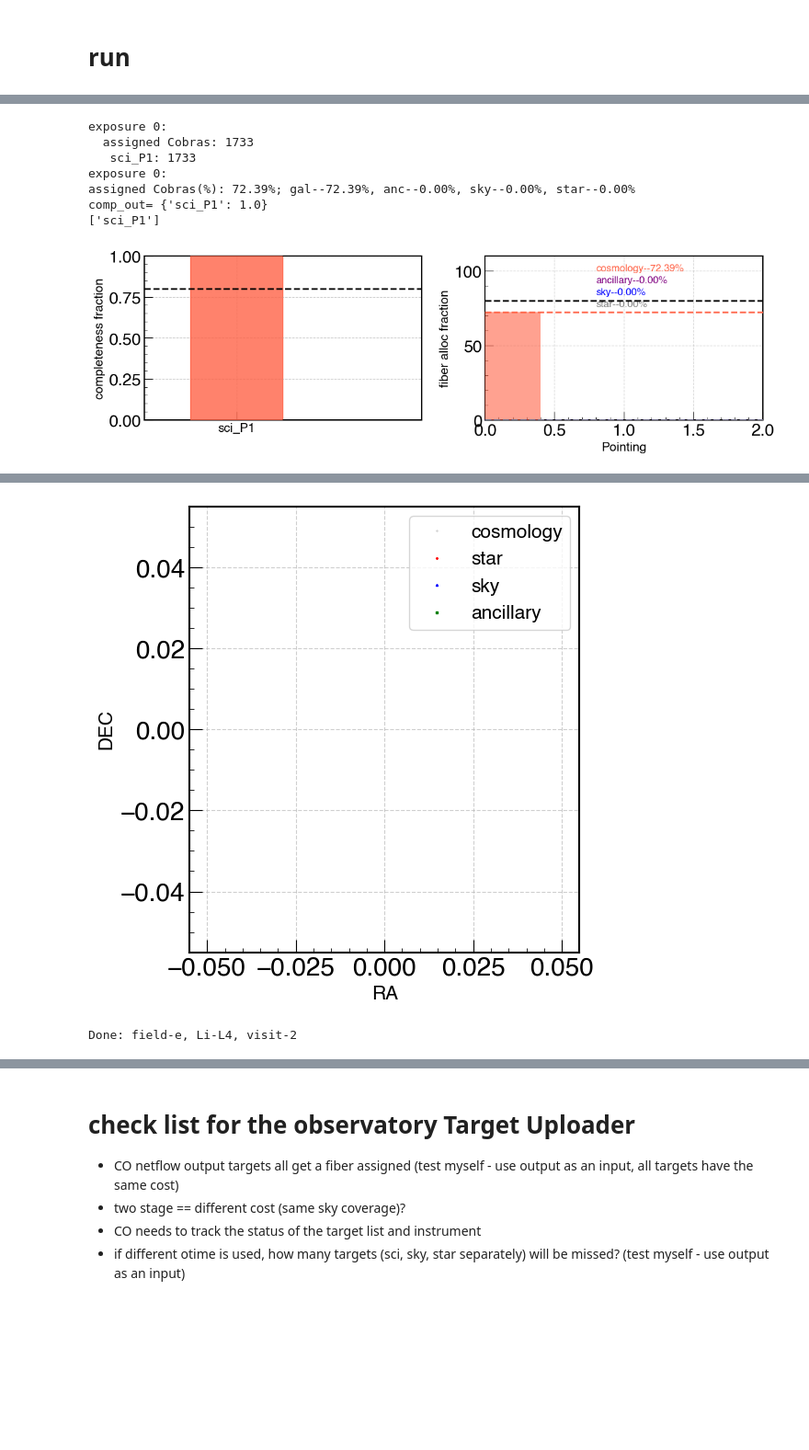
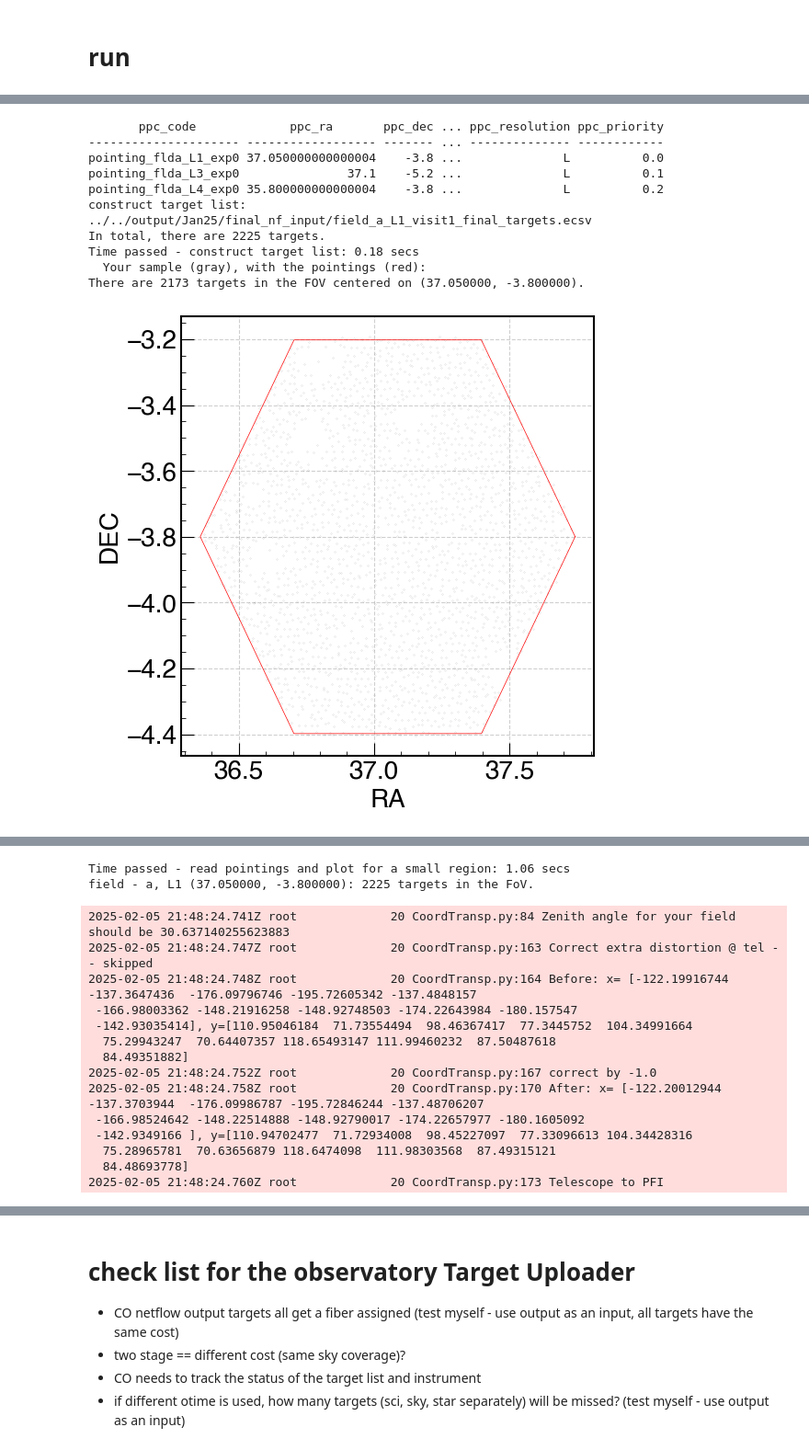
Before and after one commit to jingssrs/pfs_co_fa, a Jupyter notebook: src/Jan25/netflow_run_Jan25_test.ipynb, the cells around one changed output, grey strips where cells are left out. Shown at 92% size. Drawn from its saved outputs; the diff is of its cells as text; code cells hidden in the pictures; blank space fills up the shorter version.

Commit message:
tentative finalizing the code flow

```diff
--- a/src/Jan25/netflow_run_Jan25_test.ipynb
+++ b/src/Jan25/netflow_run_Jan25_test.ipynb
@@ -517,8 +545,8 @@ def execute(peaks, tgt, classdict, alreadyObserved, t_obs = 900., two_stage = Fa
         print("objVal0 = %f" % (Obj0))
     '''
 
-    clear_output()
-    return res, tpos, telescopes
+    #clear_output()
+    return res, tpos, telescopes, simulator
 # %% [markdown]
 ## write pfsDesign file
 # %%
@@ -654,14 +682,14 @@ def create_bench(layout="full"):
 
     using CollisionSimulator2 for trajectory collision check when layout is not "full"
     '''
-    cobra_coach_dir = "./cobra_coach_temp/"
-    fiberids_path = "./pfs_utils-w.2024.45/data/fiberids/"
-    pfs_black_dots_path = "./pfs_instdata-1.8.14/data/pfi/dot/black_dots_mm.csv"
-    pfs_pfi_module_path = pathlib.Path("./pfs_instdata-1.8.14/data/pfi/modules/ALL/ALL_final.xml")
-    #pfs_black_dots_path = "./pfs_instdata-1.8.8/data/pfi/dot/black_dots_mm.csv"
-    #pfs_pfi_module_path = pathlib.Path("./pfs_instdata-1.8.8/data/pfi/modules/ALL/ALL_final.xml")
+    cobra_coach_dir = "../cobra_coach_temp/"
+    fiberids_path = "../pfs_utils-w.2024.45/data/fiberids/"
+    pfs_black_dots_path = "../pfs_instdata-1.8.14/data/pfi/dot/black_dots_mm.csv"
+    pfs_pfi_module_path = pathlib.Path("../pfs_instdata-1.8.14/data/pfi/modules/ALL/ALL_final.xml")
+    #pfs_black_dots_path = "../pfs_instdata-1.8.8/data/pfi/dot/black_dots_mm.csv"
+    #pfs_pfi_module_path = pathlib.Path("../pfs_instdata-1.8.8/data/pfi/modules/ALL/ALL_final.xml")
 
-    pfs_instdata_path = "./pfs_instdata-1.8.14/"
+    pfs_instdata_path = "../pfs_instdata-1.8.14/"
     os.environ["PFS_INSTDATA_DIR"] = pfs_instdata_path
 
 
@@ -901,7 +929,7 @@ def main(outdir, data_dir, update_tgt_file, pointings, prefix, field, Li_list, v
         # TODO: rewrite the write_output and cal_completeness part
 
         # excute the fiber assignment
-        res, tpos, telescopes = execute(np.array([peak]), tgt_peak, classdict, alreadyObserved, t_obs=1800., two_stage=two_stage, collision_sim_version=collision_sim_version, bench=bench, cobracoach=cobracoach, gurobiOptions=gurobiOptions, tele_params=tele_params)
+        res, tpos, telescopes, simulator = execute(np.array([peak]), tgt_peak, classdict, alreadyObserved, t_obs=1800., two_stage=two_stage, collision_sim_version=collision_sim_version, bench=bench, cobracoach=cobracoach, gurobiOptions=gurobiOptions, tele_params=tele_params)
 
         outfn = prefix + 'field_%s_%s_visit%d.txt'%(field, Li, visit)
         write_output(tgt_peak, res, tpos, telescopes, outdir, outfn)
@@ -941,6 +969,8 @@ def main(outdir, data_dir, update_tgt_file, pointings, prefix, field, Li_list, v
             data_table.write(data_dir + prefix + 'field_{}_targets.ecsv'.format(field), format='ascii.ecsv', overwrite=True)
             print('Update the AlreadyObserved column in ', data_dir + prefix + 'field_{}_targets.ecsv'.format(field))
         '''
+
+        return simulator
 # %% [markdown]
 # run
 # %%
@@ -970,50 +1000,54 @@ Cobras with zero link lengths: 0
 Cobras with too long link lengths: 0
 Number of cobras: 2394
 # %%
-outdir = '../output/Jan25_test/'
-data_dir = '../output/Jan25/final_nf_input/'
+outdir = '../../output/Jan25/Jan25_test/'
+data_dir = '../../output/Jan25/final_nf_input/'
 prefix = ''
 
 # NOTE: need the data w/o updated AlreadyObserved column to run for each field visit 1
 
 # SOLUTION for netflow run failure of some pointings:
 # shift centers by ra - 0.05, P2 targets number/3., change mipgap to 0.5;
 
 # default -- gurobiOptions = dict(seed=0, presolve=1, method=4, degenmoves=0, heuristics=0.8, mipfocus=0, mipgap=5.e-2, LogToConsole=1)
 gurobiOptions = dict(seed=0, presolve=1, method=4, degenmoves=0, heuristics=0.8, mipfocus=0, mipgap=5.e-1, LogToConsole=1)
 
 # HST(UTC-10) Jan 22 20:00 for field a and b, same for both visits
 otime_list = ['2025-01-23T06:00:00Z', '2025-01-23T06:00:00Z', '2025-01-23T09:00:00Z']
 
-for field, Li_list, otime in zip(['a', 'b', 'e'], [['L1', 'L3', 'L4'], ['L1', 'L2', 'L3'], ['L1', 'L2', 'L3', 'L4']], otime_list):
-#for field, Li_list, otime in zip(['a',], [['L1', 'L3', 'L4'], ], ['2025-01-23T06:00:00Z', ]):
-    pointings_list = ascii.read('../output/Jan25/final/' + 'field_{}_pointings.csv'.format(field))
+#for field, Li_list, otime in zip(['a', 'b', 'e'], [['L1', 'L3', 'L4'], ['L1', 'L2', 'L3'], ['L1', 'L2', 'L3', 'L4']], otime_list):
+for field, Li_list, otime in zip(['a',], [['L1', ], ], ['2025-01-23T06:00:00Z', ]):
+    pointings_list = ascii.read('../../output/Jan25/final/' + 'field_{}_pointings.csv'.format(field))
     print(pointings_list)
 
     # telescope parameters
     tele_params = {"otime": otime, "posang":0.}
     for Li, pointings in zip(Li_list, pointings_list):
         for visit in [1, 2]:
             # cosmology + sky + star targets
             #fn_list = ['field_{}_targets.ecsv'.format(field), 'star_field_{}_targets.ecsv'.format(field), 'sky_field_{}_targets.ecsv'.format(field)]
             #prefix_list = ["sci", "cal", "sky"]
             #calibration_list = [False, True, True]
             #field_a_L1_visit1_final_targets.ecsv
             fn_list = ['field_{}_{}_visit{}_final_targets.ecsv'.format(field, Li, visit)]
             prefix_list = ["sci", ]
             calibration_list = [False, ]
 
-            main(outdir, data_dir, False, pointings, prefix, field, [Li, ], visit, \
+            simulator = main(outdir, data_dir, False, pointings, prefix, field, [Li, ], visit, \
                   fn_list, prefix_list, calibration_list, tele_params, bench, cobracoach, \
                   two_stage=True, gurobiOptions=gurobiOptions, collision_sim_version=2)
 
             print("Done: field-%s, Li-%s, visit-%d" % (field, Li, visit))
 # %% [output]
-exposure 0:
-  assigned Cobras: 1733
-   sci_P1: 1733
-exposure 0:
-assigned Cobras(%): 72.39%; gal--72.39%, anc--0.00%, sky--0.00%, star--0.00%
-comp_out= {'sci_P1': 1.0}
-['sci_P1']
+       ppc_code             ppc_ra       ppc_dec ... ppc_resolution ppc_priority
+--------------------- ------------------ ------- ... -------------- ------------
+pointing_flda_L1_exp0 37.050000000000004    -3.8 ...              L          0.0
+pointing_flda_L3_exp0               37.1    -5.2 ...              L          0.1
+pointing_flda_L4_exp0 35.800000000000004    -3.8 ...              L          0.2
+construct target list:
+../../output/Jan25/final_nf_input/field_a_L1_visit1_final_targets.ecsv
+In total, there are 2225 targets.
+Time passed - construct target list: 0.18 secs
+  Your sample (gray), with the pointings (red):
+There are 2173 targets in the FOV centered on (37.050000, -3.800000).
-[figure, old version]
+[figure, new version]
@@ -1021,2 +1063,16 @@ comp_out= {'sci_P1': 1.0}
-[figure, removed]
-Done: field-e, Li-L4, visit-2
+Time passed - read pointings and plot for a small region: 1.06 secs
+field - a, L1 (37.050000, -3.800000): 2225 targets in the FoV.
+2025-02-05 21:48:24.741Z root             20 CoordTransp.py:84 Zenith angle for your field should be 30.637140255623883
+2025-02-05 21:48:24.747Z root             20 CoordTransp.py:163 Correct extra distortion @ tel -- skipped
+2025-02-05 21:48:24.748Z root             20 CoordTransp.py:164 Before: x= [-122.19916744 -137.3647436  -176.09796746 -195.72605342 -137.4848157
+ -166.98003362 -148.21916258 -148.92748503 -174.22643984 -180.157547
+ -142.93035414], y=[110.95046184  71.73554494  98.46367417  77.3445752  104.34991664
+  75.29943247  70.64407357 118.65493147 111.99460232  87.50487618
+  84.49351882]
+2025-02-05 21:48:24.752Z root             20 CoordTransp.py:167 correct by -1.0
+2025-02-05 21:48:24.758Z root             20 CoordTransp.py:170 After: x= [-122.20012944 -137.3703944  -176.09986787 -195.72846244 -137.48706207
+ -166.98524642 -148.22514888 -148.92790017 -174.22657977 -180.1605092
+ -142.9349166 ], y=[110.94702477  71.72934008  98.45227097  77.33096613 104.34428316
+  75.28965781  70.63656879 118.6474098  111.98303568  87.49315121
+  84.48693778]
+2025-02-05 21:48:24.760Z root             20 CoordTransp.py:173 Telescope to PFI
```
Also changed, not shown: parts of 6 cells of this notebook, 27 other files.
